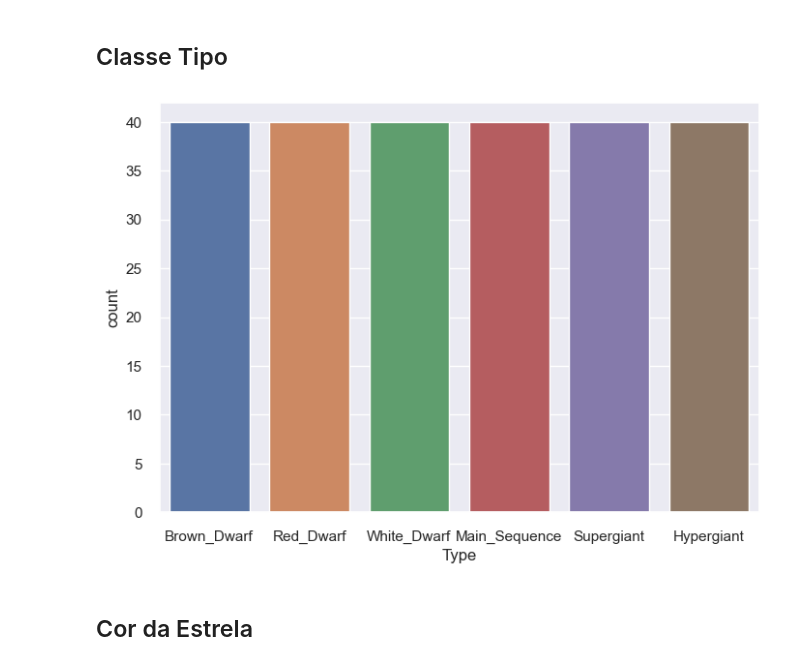
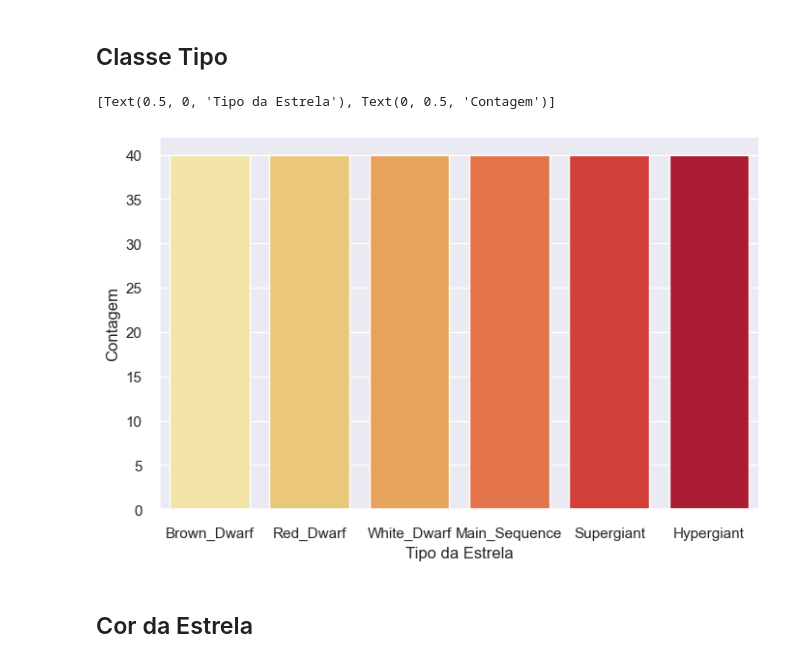
Before and after one commit to camilamlopes/Inteligencia_Artificial, a Jupyter notebook: Trabalho/Stars.ipynb, the cells around one changed output. Drawn from its saved outputs; the diff is of its cells as text; code cells hidden in the pictures.

```diff
--- a/Trabalho/Stars.ipynb
+++ b/Trabalho/Stars.ipynb
@@ -122,11 +122,16 @@ base['Type'].replace(4, 'Supergiant', inplace = True)
 
 base['Type'].replace(5, 'Hypergiant', inplace = True)
 # %%
-sns.set()
+sns.set_style("darkgrid")
 
-np.unique(base['Type'], return_counts=True), sns.countplot(x = base['Type']);
+f, ax = plt.subplots(figsize=(8, 5))
+
+sns.countplot(ax = ax, x = base['Type'], palette = "YlOrRd")
+
+ax.set(xlabel='Tipo da Estrela', ylabel='Contagem')
 # %% [output]
+[Text(0.5, 0, 'Tipo da Estrela'), Text(0, 0.5, 'Contagem')]
-[figure, old version]
+[figure, new version]
 # %% [markdown]
 ## Cor da Estrela
 # %%
```
Also changed, not shown: parts of 41 cells of this notebook, 2 other files.
